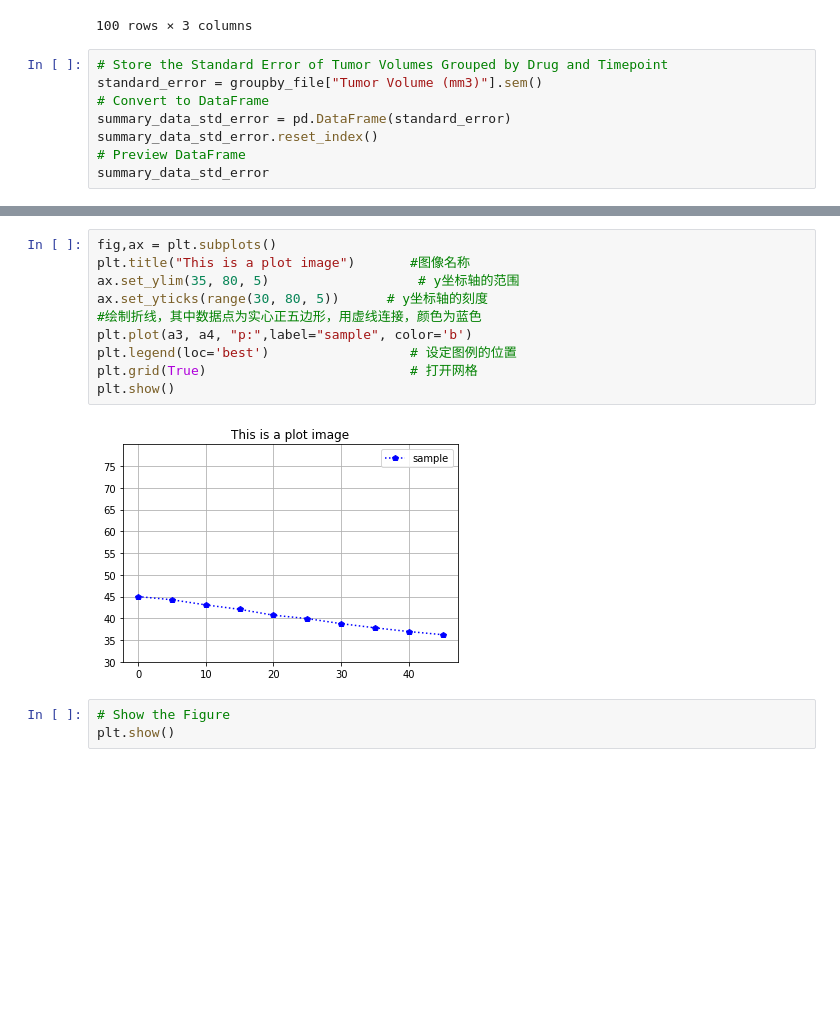
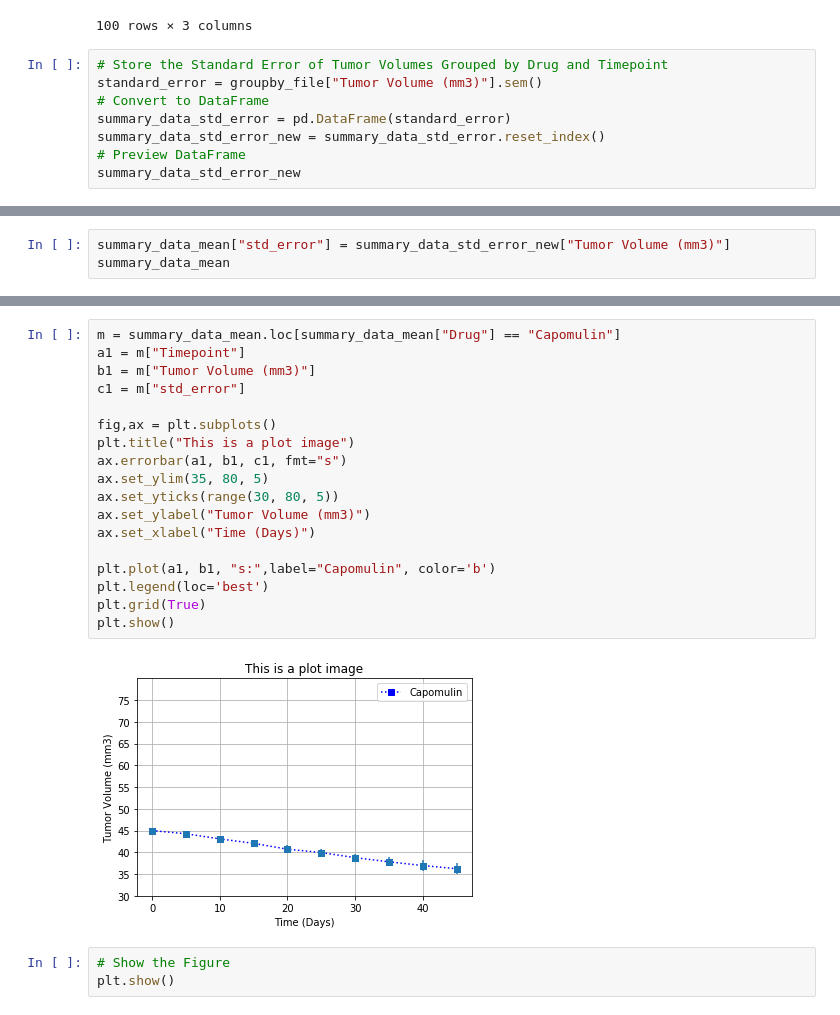
Before and after one commit to junyang42/matplotlib-challenge, a Jupyter notebook: Pymaceuticals/pymaceuticals_starter.ipynb, the cells around one changed output, grey strips where cells are left out. Drawn from its saved outputs; the diff is of its cells as text; blank space fills up the shorter version.

```diff
--- a/Pymaceuticals/pymaceuticals_starter.ipynb
+++ b/Pymaceuticals/pymaceuticals_starter.ipynb
@@ -59,7 +59,7 @@ summary_data_mean
 standard_error = groupby_file["Tumor Volume (mm3)"].sem()
 # Convert to DataFrame
 summary_data_std_error = pd.DataFrame(standard_error)
-summary_data_std_error.reset_index()
+summary_data_std_error_new = summary_data_std_error.reset_index()
 # Preview DataFrame
-summary_data_std_error
+summary_data_std_error_new
 # %% [output]
@@ -79,0 +79,3 @@ summary_data_std_error
+# %%
+summary_data_mean["std_error"] = summary_data_std_error_new["Tumor Volume (mm3)"]
+summary_data_mean
@@ -129,15 +135,23 @@ Name: Tumor Volume (mm3), dtype: float64
 # %%
+m = summary_data_mean.loc[summary_data_mean["Drug"] == "Capomulin"]
+a1 = m["Timepoint"]
+b1 = m["Tumor Volume (mm3)"]
+c1 = m["std_error"]
+
 fig,ax = plt.subplots()
-plt.title("This is a plot image")       #图像名称
-ax.set_ylim(35, 80, 5)                   # y坐标轴的范围
-ax.set_yticks(range(30, 80, 5))      # y坐标轴的刻度
-#绘制折线，其中数据点为实心正五边形，用虚线连接，颜色为蓝色
-plt.plot(a3, a4, "p:",label="sample", color='b')
-plt.legend(loc='best')                  # 设定图例的位置
-plt.grid(True)                          # 打开网格
+plt.title("This is a plot image")
+ax.errorbar(a1, b1, c1, fmt="s")
+ax.set_ylim(35, 80, 5)
+ax.set_yticks(range(30, 80, 5))
+ax.set_ylabel("Tumor Volume (mm3)")
+ax.set_xlabel("Time (Days)")
+
+plt.plot(a1, b1, "s:",label="Capomulin", color='b')
+plt.legend(loc='best')
+plt.grid(True)
 plt.show()
 # %% [output]
-[figure, old version]
+[figure, new version]
 # %%
 # Show the Figure
 plt.show()
```
Also changed, not shown: parts of 8 cells of this notebook.
